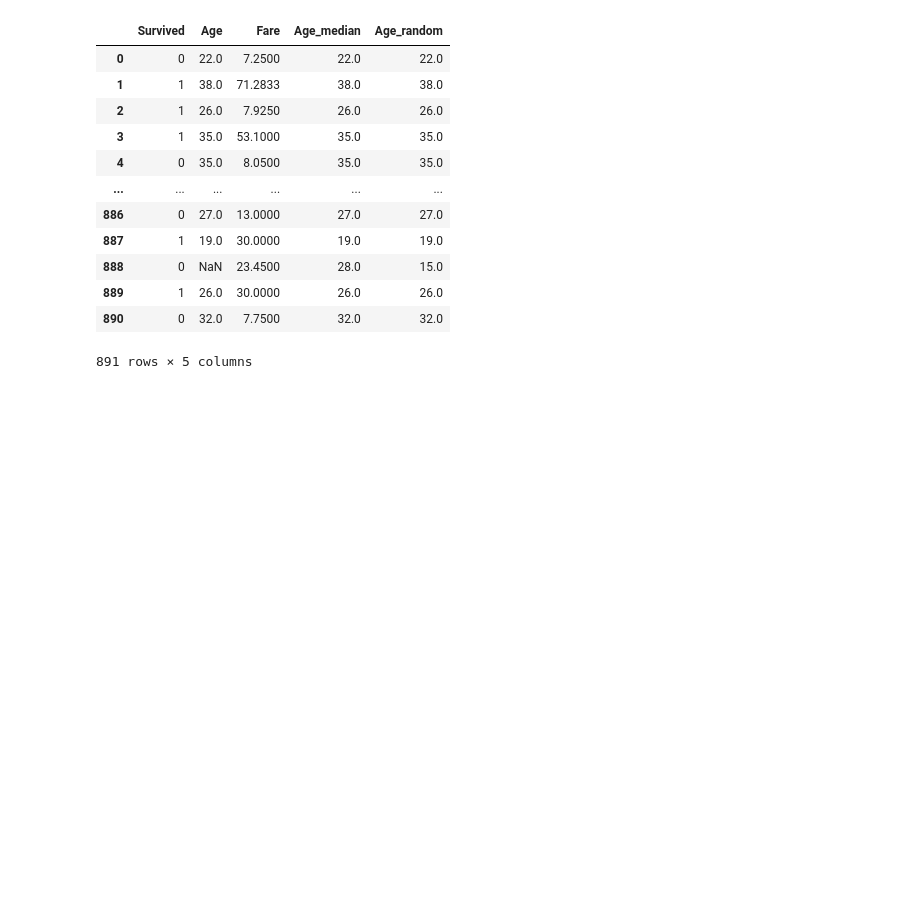
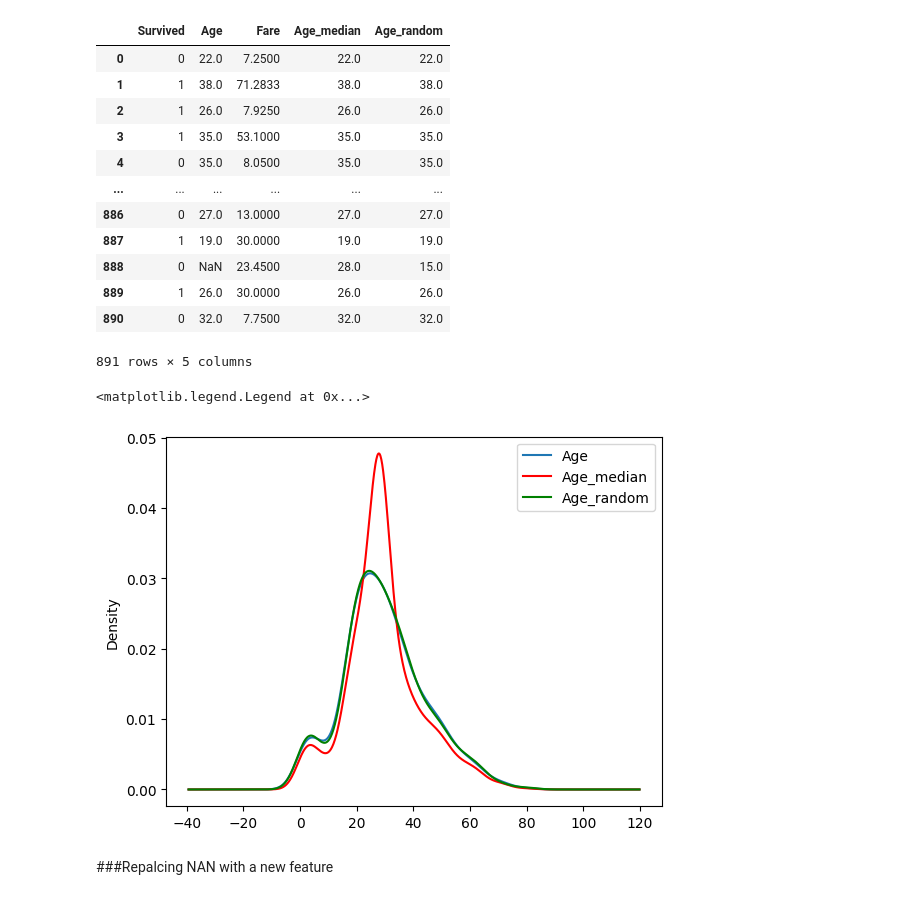
Before and after one commit to govardhan-06/practice-Notebooks, a Jupyter notebook: Handling_missing_data.ipynb, the cells around one changed output. Cells and saved outputs as stored; diff of their text form; code cells hidden in the pictures; blank space fills up the shorter version.

```diff
--- a/Handling_missing_data.ipynb
+++ b/Handling_missing_data.ipynb
@@ -198,0 +202,13 @@ df
+# %%
+fig=plt.figure()
+ax=fig.add_subplot(111)
+df['Age'].plot(kind='kde',ax=ax)
+df.Age_median.plot(kind='kde',ax=ax,color='red')
+df.Age_random.plot(kind='kde',ax=ax,color='green')
+lines,labels=ax.get_legend_handles_labels()
+ax.legend(lines,labels,loc='best')
+# %% [output]
+<matplotlib.legend.Legend at 0x...>
+[figure, added]
+# %% [markdown]
+###Repalcing NAN with a new feature
```
Also changed, not shown: parts of 15 cells of this notebook.
